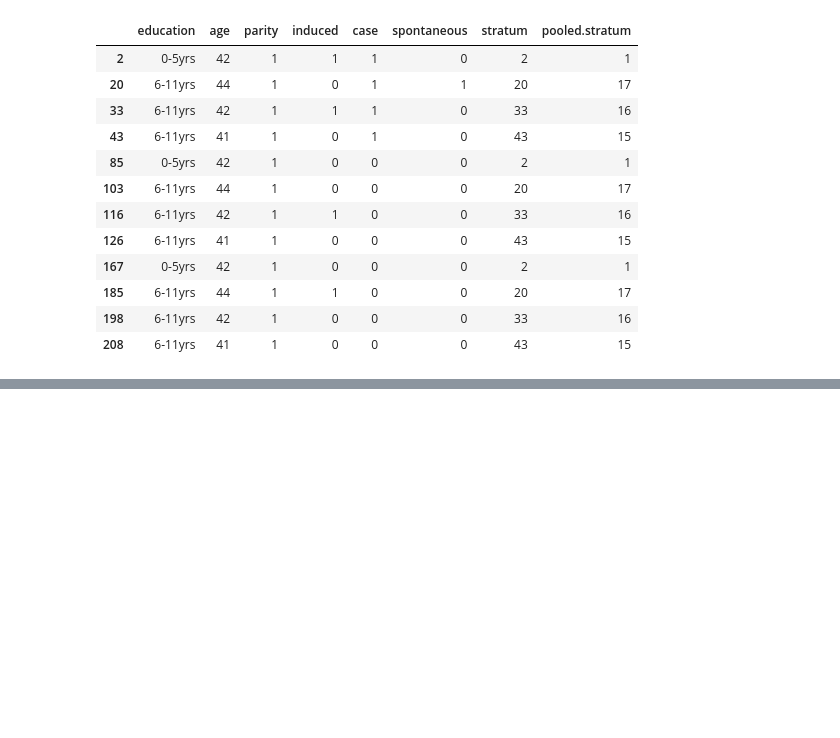
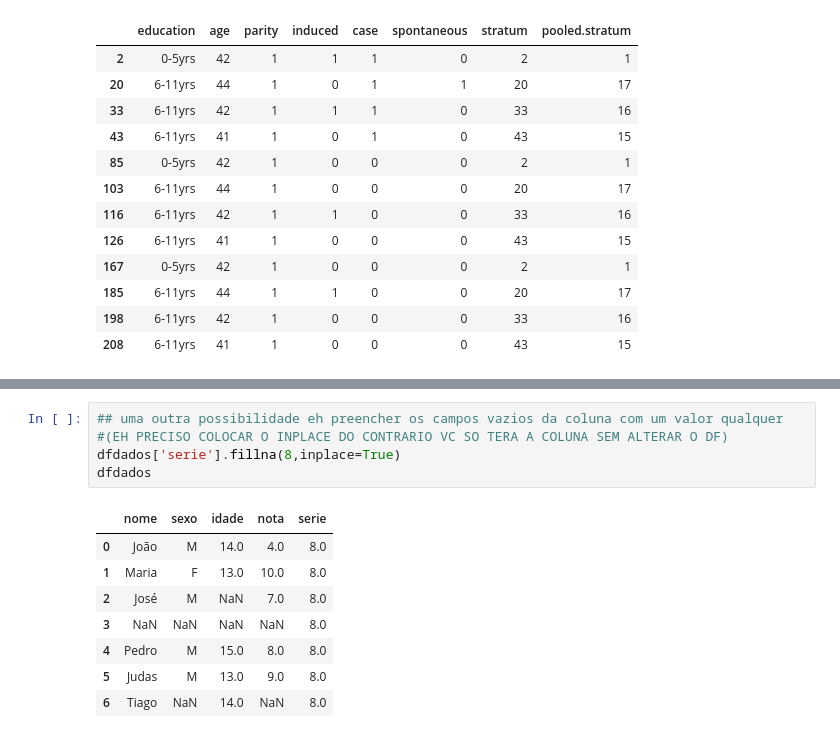
Before and after one commit to enzopoeta/python_playground, a Jupyter notebook: notebooks/estudos_python/estudo_pandas2.ipynb, the cells around one changed output, grey strips where cells are left out. Saved outputs shown, nothing was run; the diff lists cells and outputs as text; blank space fills up the shorter version.

```diff
--- a/notebooks/estudos_python/estudo_pandas2.ipynb
+++ b/notebooks/estudos_python/estudo_pandas2.ipynb
@@ -219,0 +323,14 @@ titanic['class']= titanic['class'].astype('category')
+# %%
+## uma outra possibilidade eh preencher os campos vazios da coluna com um valor qualquer
+#(EH PRECISO COLOCAR O INPLACE DO CONTRARIO VC SO TERA A COLUNA SEM ALTERAR O DF)
+dfdados['serie'].fillna(8,inplace=True)
+dfdados
+# %% [output]
+|  | nome | sexo | idade | nota | serie |
+| 0 | João | M | 14.0 | 4.0 | 8.0 |
+| 1 | Maria | F | 13.0 | 10.0 | 8.0 |
+| 2 | José | M | NaN | 7.0 | 8.0 |
+| 3 | NaN | NaN | NaN | NaN | 8.0 |
+| 4 | Pedro | M | 15.0 | 8.0 | 8.0 |
+| 5 | Judas | M | 13.0 | 9.0 | 8.0 |
+| 6 | Tiago | NaN | 14.0 | NaN | 8.0 |
```
Also changed, not shown: parts of 20 cells of this notebook.
